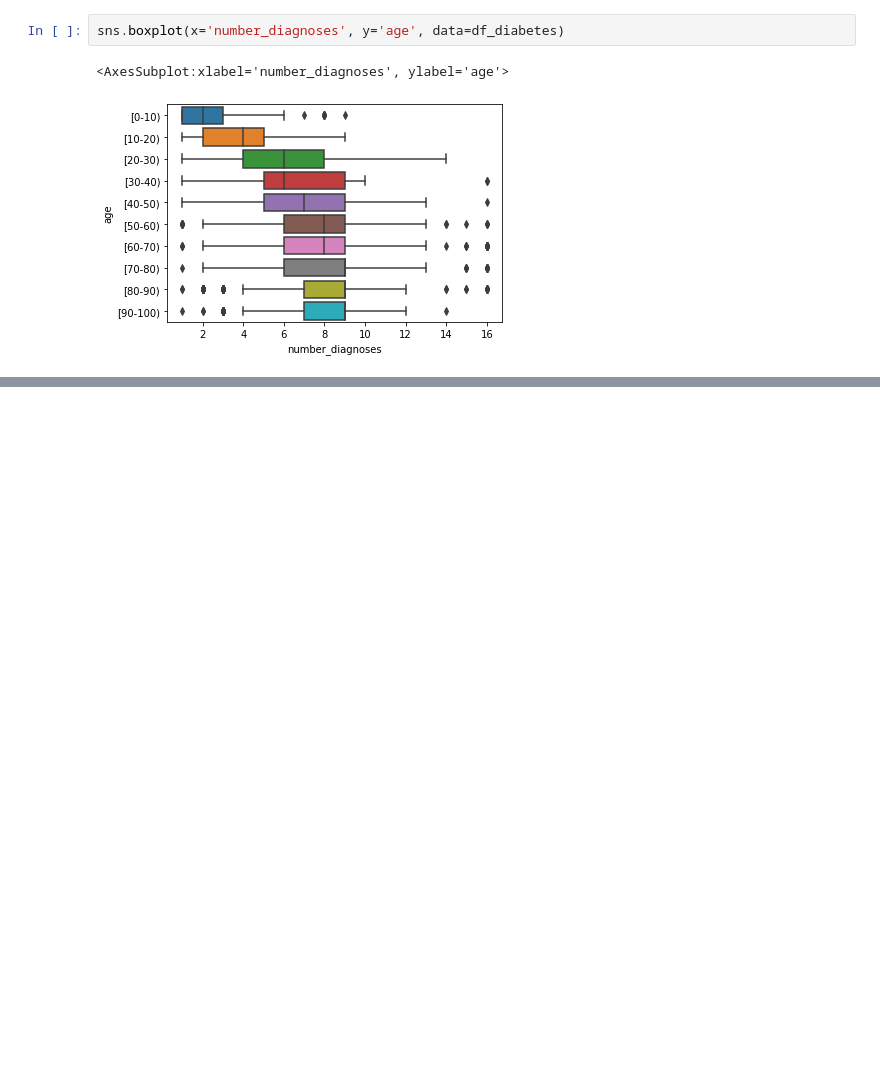
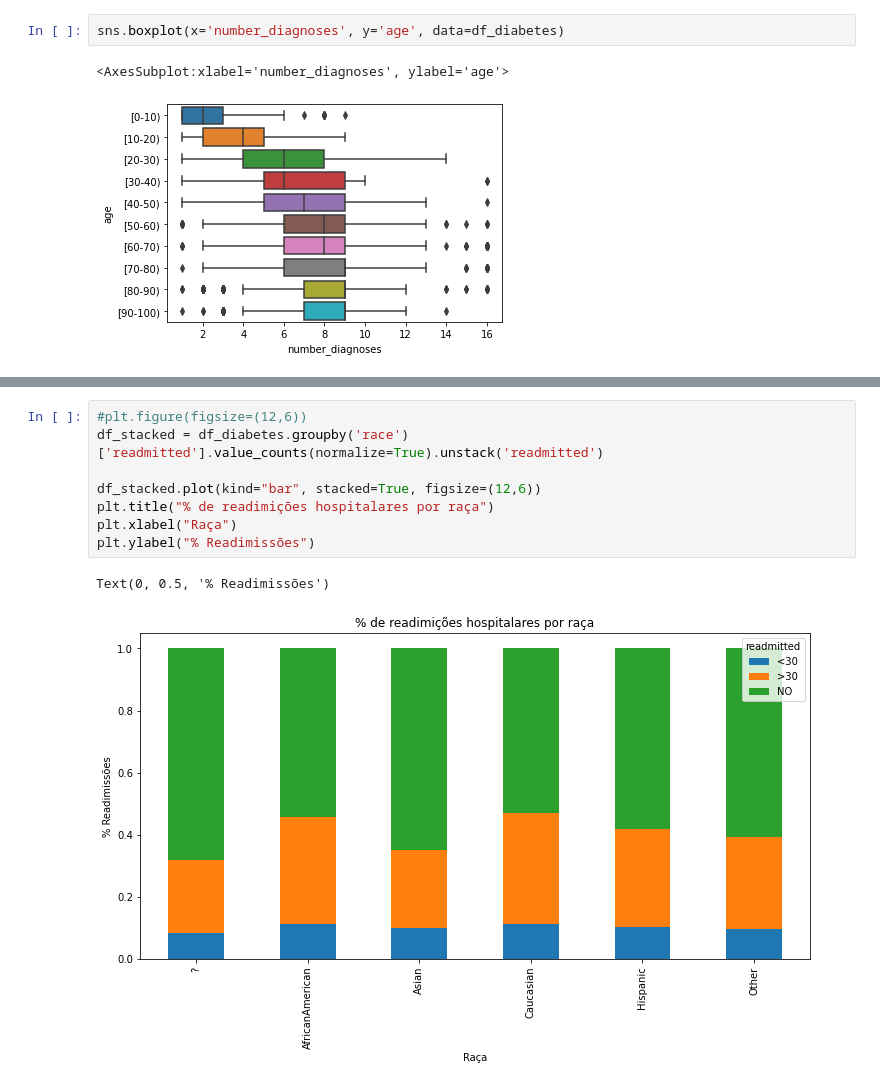
Before and after one commit to Luzcka/CursoLetsCode, a Jupyter notebook: diabetes.ipynb, the cells around one changed output, grey strips where cells are left out. Saved outputs shown, nothing was run; the diff lists cells and outputs as text; blank space fills up the shorter version.

```diff
--- a/diabetes.ipynb
+++ b/diabetes.ipynb
@@ -129,0 +177,11 @@ px.scatter(data_frame=df_age, x='time_in_hospital', y='number_diagnoses', color=
+# %%
+#plt.figure(figsize=(12,6))
+df_stacked = df_diabetes.groupby('race')['readmitted'].value_counts(normalize=True).unstack('readmitted')
+
+df_stacked.plot(kind="bar", stacked=True, figsize=(12,6))
+plt.title("% de readimições hospitalares por raça")
+plt.xlabel("Raça")
+plt.ylabel("% Readimissões")
+# %% [output]
+Text(0, 0.5, '% Readimissões')
+[figure, added]
```
Also changed, not shown: parts of 7 cells of this notebook, 1 other file.
